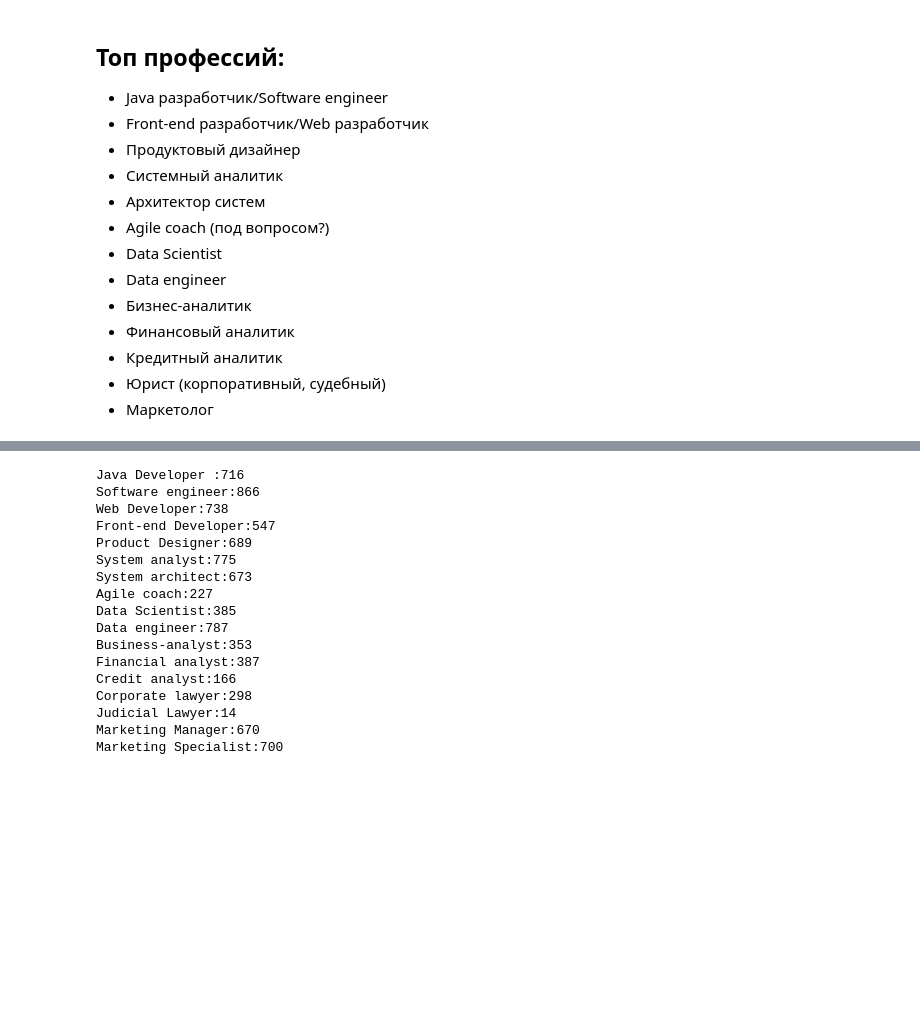
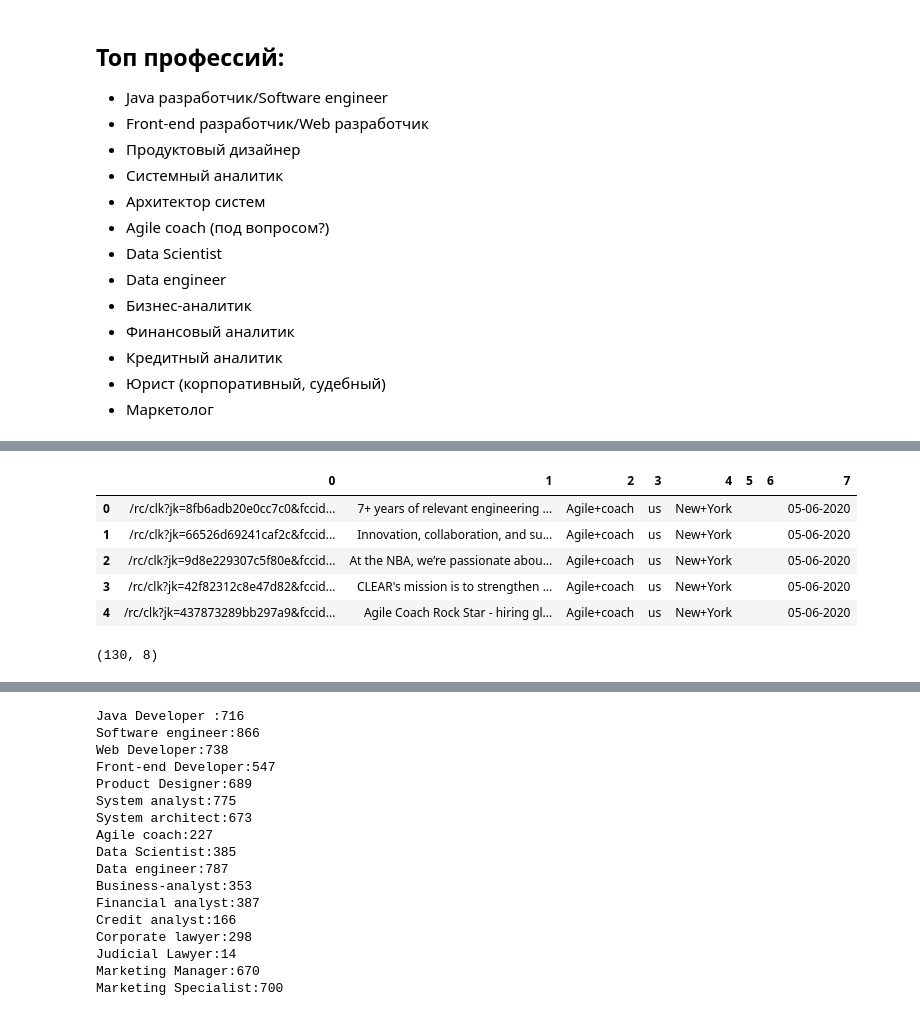
Before and after one commit to Lev4/indeedparser, a Jupyter notebook: parser_test.ipynb, the cells around one changed output, grey strips where cells are left out. Drawn from its saved outputs; the diff is of its cells as text; code cells hidden in the pictures; blank space fills up the shorter version.

```diff
--- a/parser_test.ipynb
+++ b/parser_test.ipynb
@@ -78,0 +46,6 @@ requests.exceptions.ConnectionError: HTTPSConnectionPool(host='www.indeed.comhtt
+# %%
+vacancy_db = "vacancies.sqlite3"
+import db_handler
+importlib.reload(db_handler)
+db = db_handler.Db_handler(vacancy_db)
+db.create_tab()
@@ -78,0 +59,15 @@ requests.exceptions.ConnectionError: HTTPSConnectionPool(host='www.indeed.comhtt
+# %%
+vtab = pd.DataFrame(db.show_vacancies())
+# %%
+vtab.head()
+# %% [output]
+|  | 0 | 1 | 2 | 3 | 4 | 5 | 6 | 7 |
+| 0 | /rc/clk?jk=8fb6adb20e0cc7c0&fccid... | 7+ years of relevant engineering ... | Agile+coach | us | New+York |  |  | 05-06-2020 |
+| 1 | /rc/clk?jk=66526d69241caf2c&fccid... | Innovation, collaboration, and su... | Agile+coach | us | New+York |  |  | 05-06-2020 |
+| 2 | /rc/clk?jk=9d8e229307c5f80e&fccid... | At the NBA, we’re passionate abou... | Agile+coach | us | New+York |  |  | 05-06-2020 |
+| 3 | /rc/clk?jk=42f82312c8e47d82&fccid... | CLEAR's mission is to strengthen ... | Agile+coach | us | New+York |  |  | 05-06-2020 |
+| 4 | /rc/clk?jk=437873289bb297a9&fccid... | Agile Coach Rock Star - hiring gl... | Agile+coach | us | New+York |  |  | 05-06-2020 |
+# %%
+vtab.shape
+# %% [output]
+(130, 8)
```
Also changed, not shown: parts of 9 cells of this notebook, 4 other files.
